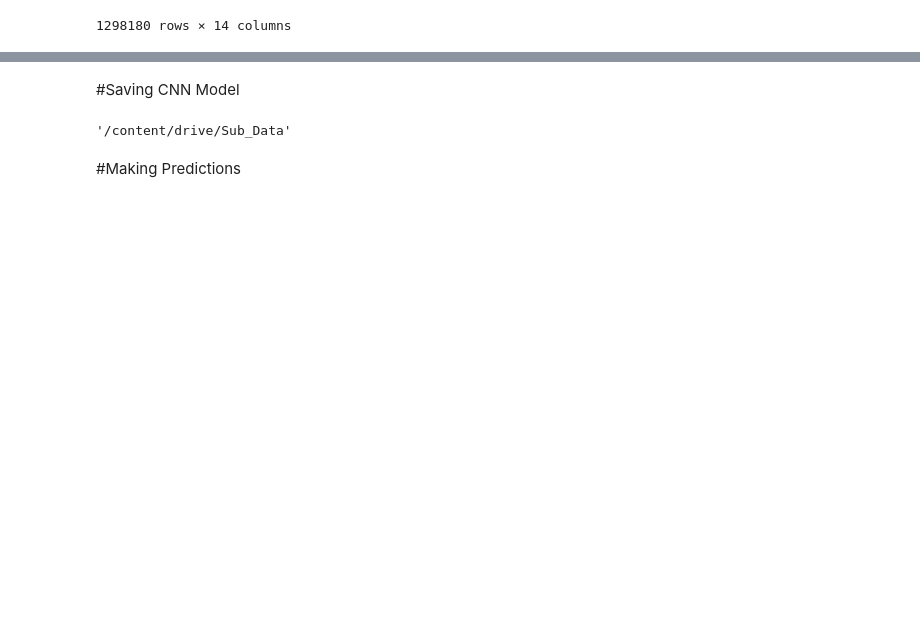
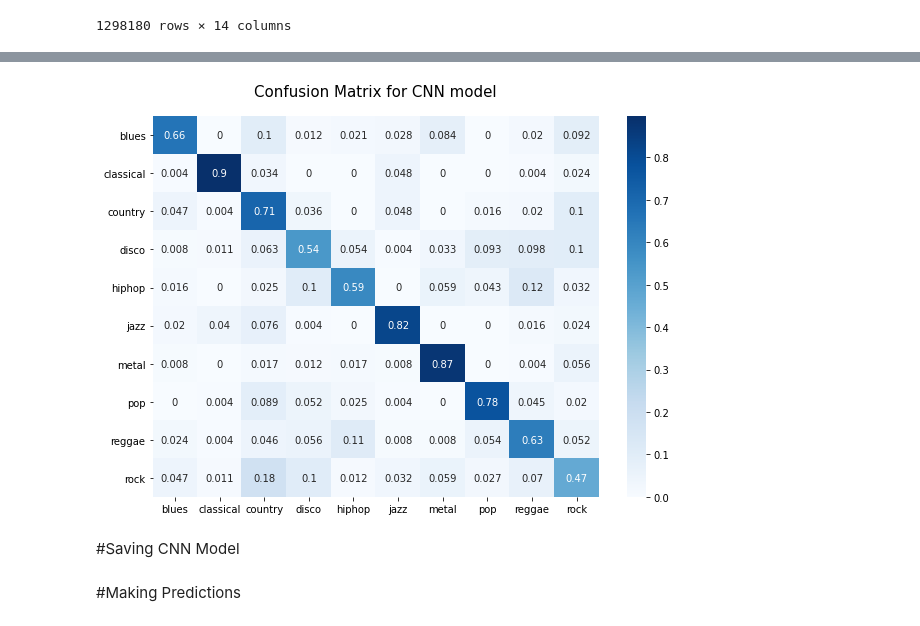
Before and after one commit to gyanasluitel/Music_Genre_Classification, a Jupyter notebook: notebooks/CNN_final_implementation.ipynb, the cells around one changed output, grey strips where cells are left out. Cells and saved outputs as stored; diff of their text form; code cells hidden in the pictures; blank space fills up the shorter version.

Commit message:
added confusion matrix

```diff
--- a/notebooks/CNN_final_implementation.ipynb
+++ b/notebooks/CNN_final_implementation.ipynb
@@ -191,0 +201,3 @@ plot_history(history)
+# %%
+genres = encoder.inverse_transform(np.unique(targets))
+genres
@@ -191,0 +229,3 @@ plot_history(history)
+# %%
+cf = confusion_matrix(y_test, predicted_indexes)
+cf
@@ -191,0 +247,3 @@ plot_history(history)
+# %%
+n_cf_matrix = cf / cf.astype(np.float).sum(axis=1)
+print(np.round(n_cf_matrix, 3))
@@ -192,3 +261,17 @@ plot_history(history)
+# %%
+import seaborn as sns
+plt.figure(figsize=(10,7))
+sns.heatmap(np.round(n_cf_matrix, 3),
+            annot=True,
+            cmap='Blues',
+            xticklabels = genres,
+            yticklabels = genres)
+plt.title('Confusion Matrix for CNN model',pad=20, fontdict={
+    'fontsize':15
+})
+plt.savefig('Confusion_Matrix_for_CNN')
+# %% [output]
+[figure, added]
 # %% [markdown]
 #Saving CNN Model
 # %%
@@ -199,5 +283 @@ model_path = os.path.join(os.getcwd(), 'drive/Sub_Data')
-# %%
-model_path
-# %% [output]
-'/content/drive/Sub_Data'
 # %%
```
Also changed, not shown: parts of 22 cells of this notebook.
